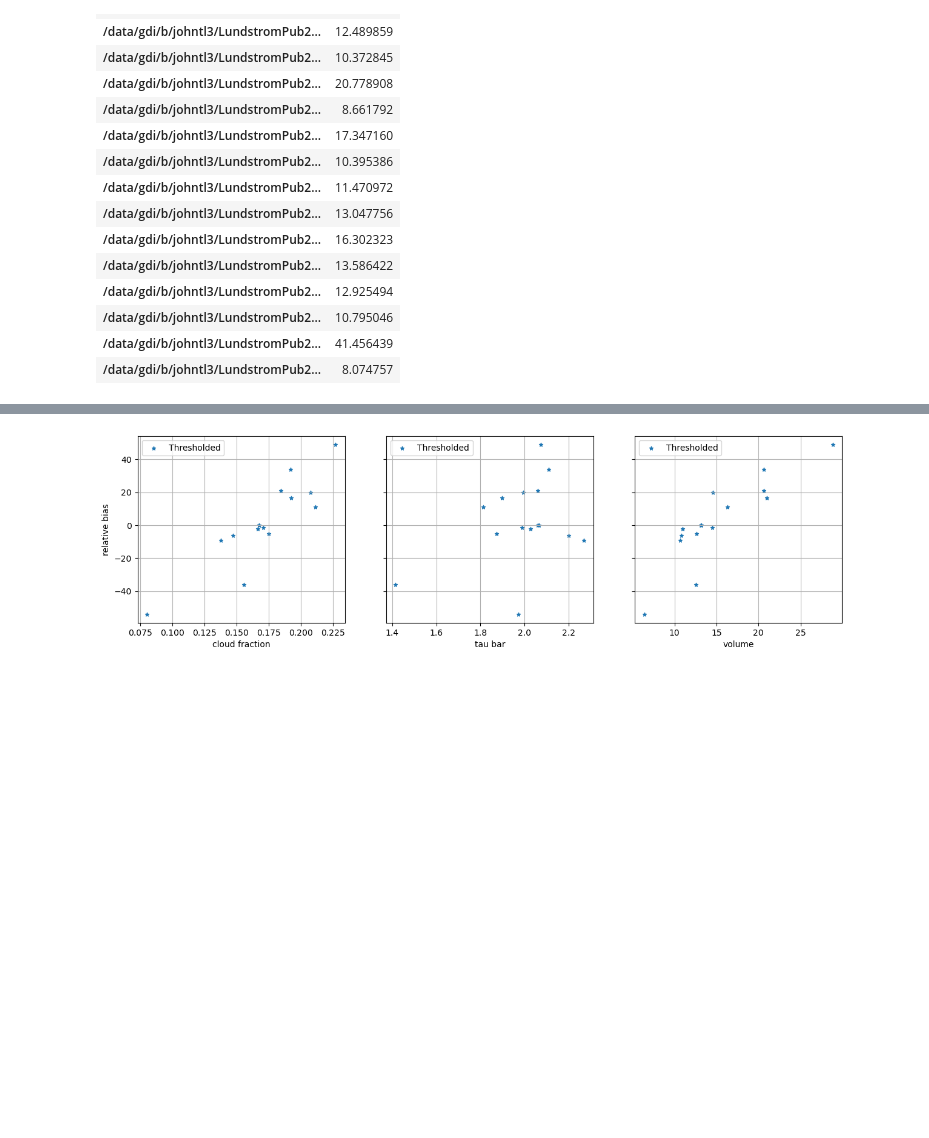
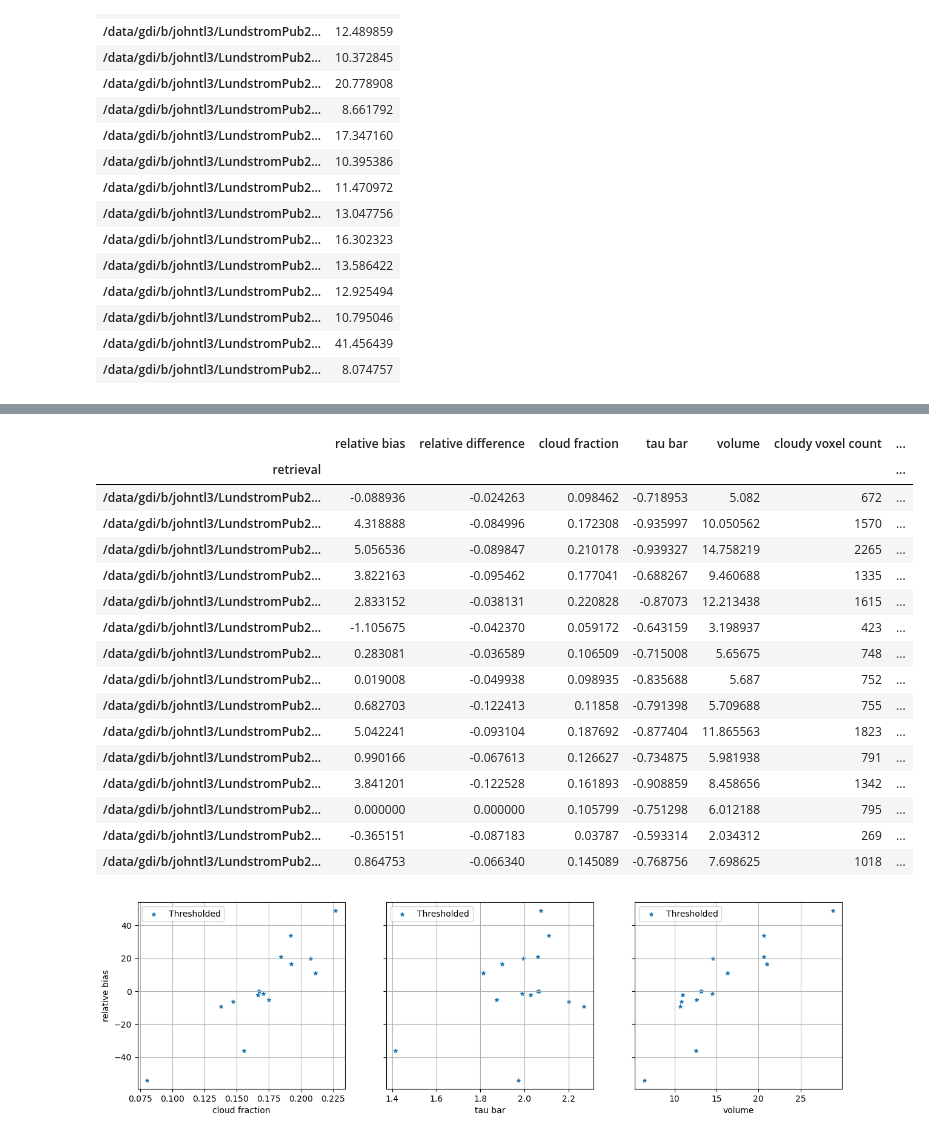
Before and after one commit to jlun17/misr-at3d-camp2ex, a Jupyter notebook: notebooks/investigation/multi_retreival/perturbation_tables_oop.ipynb, the cells around one changed output, grey strips where cells are left out. Saved outputs shown, nothing was run; the diff lists cells and outputs as text; code cells hidden in the pictures; blank space fills up the shorter version.

```diff
--- a/notebooks/investigation/multi_retreival/perturbation_tables_oop.ipynb
+++ b/notebooks/investigation/multi_retreival/perturbation_tables_oop.ipynb
@@ -96,3 +118,23 @@ table
+# %%
+table_all - table
+# %% [output]
+|  | relative bias | relative difference | cloud fraction | tau bar | volume | cloudy voxel count | ... |
+| retrieval |  |  |  |  |  |  | ... |
+| /data/gdi/b/johntl3/LundstromPub2... | -0.088936 | -0.024263 | 0.098462 | -0.718953 | 5.082 | 672 | ... |
+| /data/gdi/b/johntl3/LundstromPub2... | 4.318888 | -0.084996 | 0.172308 | -0.935997 | 10.050562 | 1570 | ... |
+| /data/gdi/b/johntl3/LundstromPub2... | 5.056536 | -0.089847 | 0.210178 | -0.939327 | 14.758219 | 2265 | ... |
+| /data/gdi/b/johntl3/LundstromPub2... | 3.822163 | -0.095462 | 0.177041 | -0.688267 | 9.460688 | 1335 | ... |
+| /data/gdi/b/johntl3/LundstromPub2... | 2.833152 | -0.038131 | 0.220828 | -0.87073 | 12.213438 | 1615 | ... |
+| /data/gdi/b/johntl3/LundstromPub2... | -1.105675 | -0.042370 | 0.059172 | -0.643159 | 3.198937 | 423 | ... |
+| /data/gdi/b/johntl3/LundstromPub2... | 0.283081 | -0.036589 | 0.106509 | -0.715008 | 5.65675 | 748 | ... |
+| /data/gdi/b/johntl3/LundstromPub2... | 0.019008 | -0.049938 | 0.098935 | -0.835688 | 5.687 | 752 | ... |
+| /data/gdi/b/johntl3/LundstromPub2... | 0.682703 | -0.122413 | 0.11858 | -0.791398 | 5.709688 | 755 | ... |
+| /data/gdi/b/johntl3/LundstromPub2... | 5.042241 | -0.093104 | 0.187692 | -0.877404 | 11.865563 | 1823 | ... |
+| /data/gdi/b/johntl3/LundstromPub2... | 0.990166 | -0.067613 | 0.126627 | -0.734875 | 5.981938 | 791 | ... |
+| /data/gdi/b/johntl3/LundstromPub2... | 3.841201 | -0.122528 | 0.161893 | -0.908859 | 8.458656 | 1342 | ... |
+| /data/gdi/b/johntl3/LundstromPub2... | 0.000000 | 0.000000 | 0.105799 | -0.751298 | 6.012188 | 795 | ... |
+| /data/gdi/b/johntl3/LundstromPub2... | -0.365151 | -0.087183 | 0.03787 | -0.593314 | 2.034312 | 269 | ... |
+| /data/gdi/b/johntl3/LundstromPub2... | 0.864753 | -0.066340 | 0.145089 | -0.768756 | 7.698625 | 1018 | ... |
 # %%
 f, ax = plt.subplots(1, 3, figsize=(15, 4), sharey=True)
 x = ['cloud fraction', 'tau bar', 'volume']
```
Also changed, not shown: parts of 2 cells of this notebook, 5 other files.
